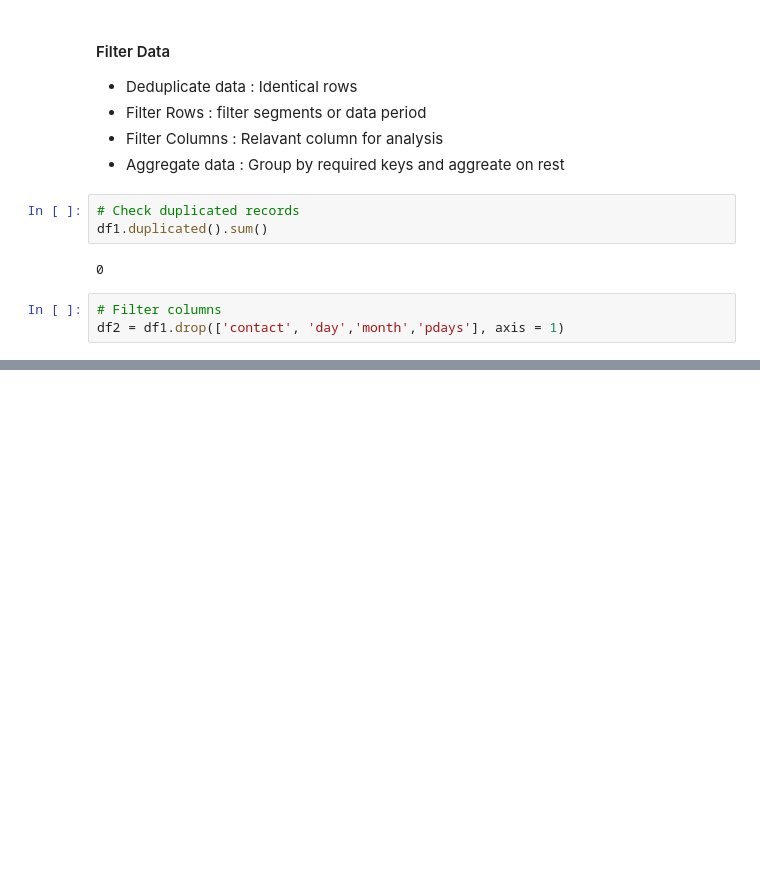
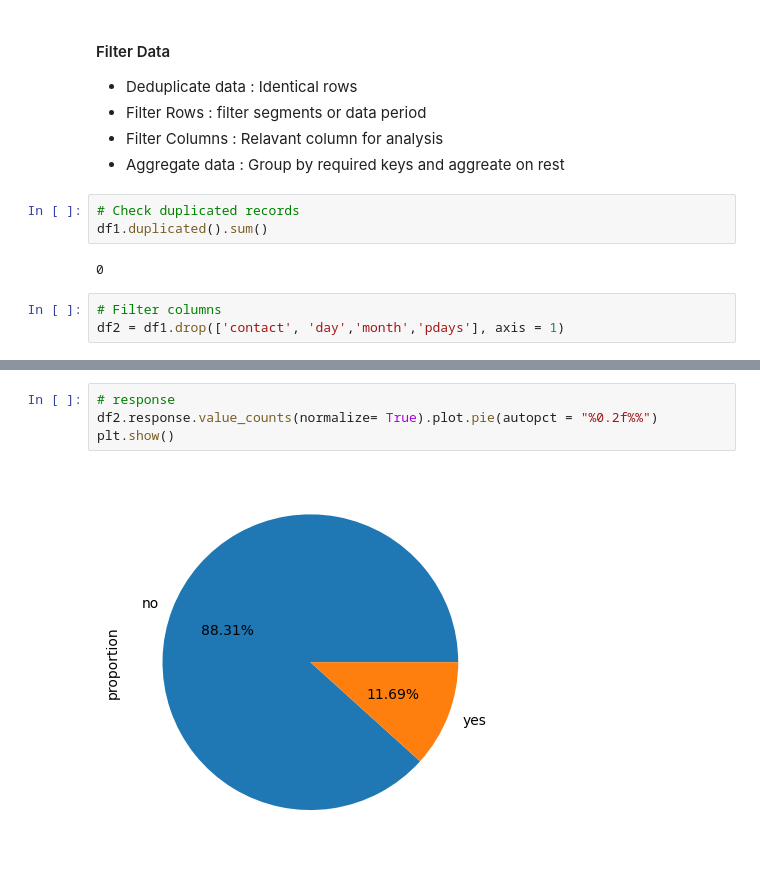
Before and after one commit to amanpanda95/Bank-Campaign-EDA, a Jupyter notebook: bank_campaign_eda.ipynb, the cells around one changed output, grey strips where cells are left out. Cells and saved outputs as stored; diff of their text form; blank space fills up the shorter version.

```diff
--- a/bank_campaign_eda.ipynb
+++ b/bank_campaign_eda.ipynb
@@ -431,0 +499,6 @@ df2.head()
+# %%
+# response
+df2.response.value_counts(normalize= True).plot.pie(autopct = "%0.2f%%")
+plt.show()
+# %% [output]
+[figure, added]
```
Also changed, not shown: parts of 55 cells of this notebook.
